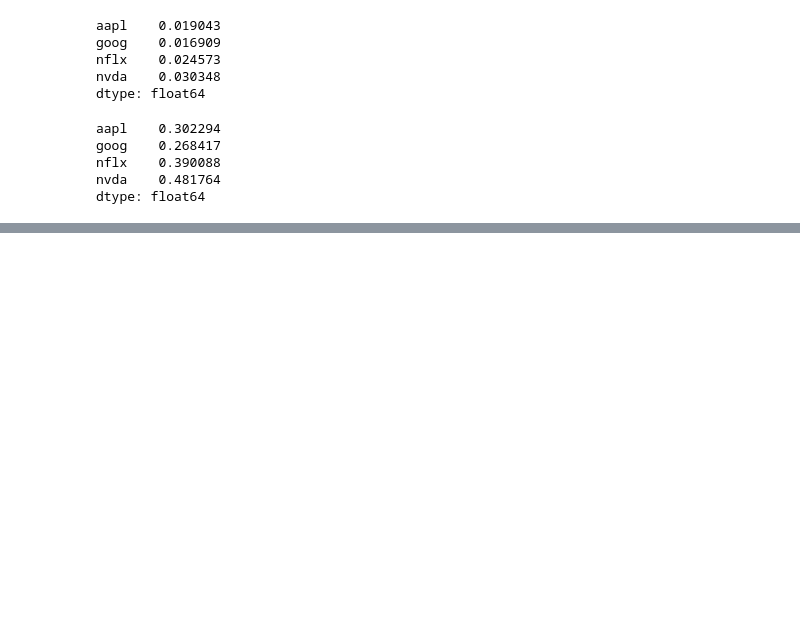
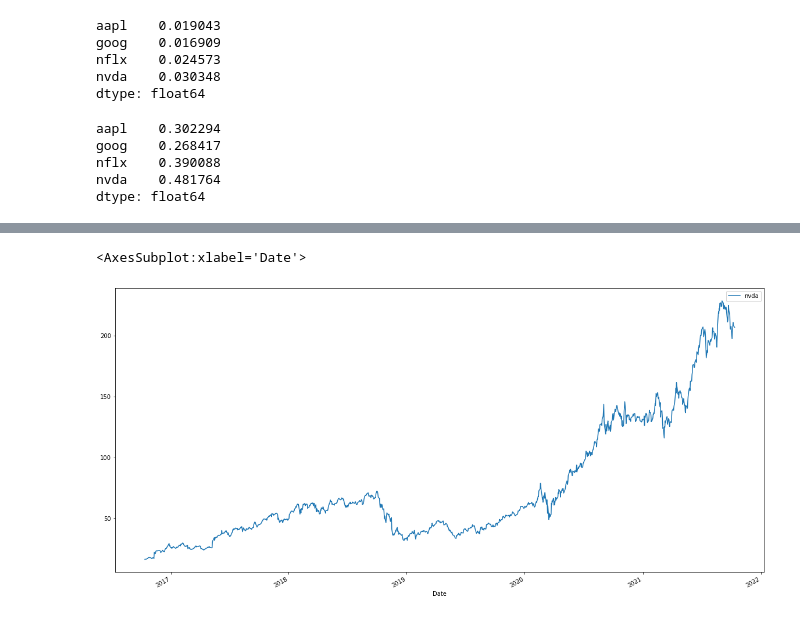
Before and after one commit to stevegvogel/P-cubed-project-10-12-21, a Jupyter notebook: Proposed Portfolio P Cubed_Part3.ipynb, the cells around one changed output, grey strips where cells are left out. Cells and saved outputs as stored; diff of their text form; code cells hidden in the pictures; blank space fills up the shorter version.

```diff
--- a/Proposed Portfolio P Cubed_Part3.ipynb
+++ b/Proposed Portfolio P Cubed_Part3.ipynb
@@ -233,0 +251,5 @@ dtype: float64
+# %%
+nvda.plot(figsize=(20,10))
+# %% [output]
+<AxesSubplot:xlabel='Date'>
+[figure, added]
```
Also changed, not shown: parts of 7 cells of this notebook, 1 other file.
